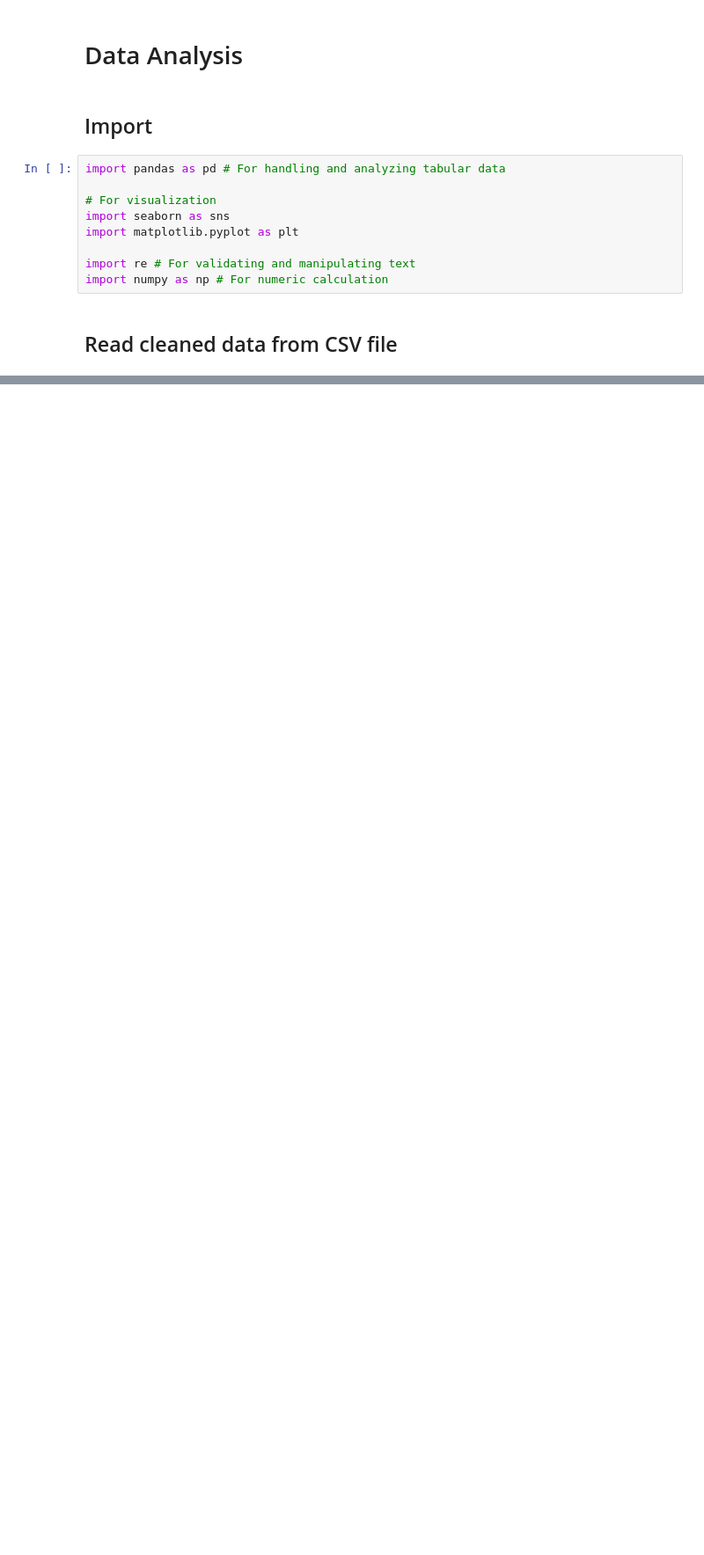
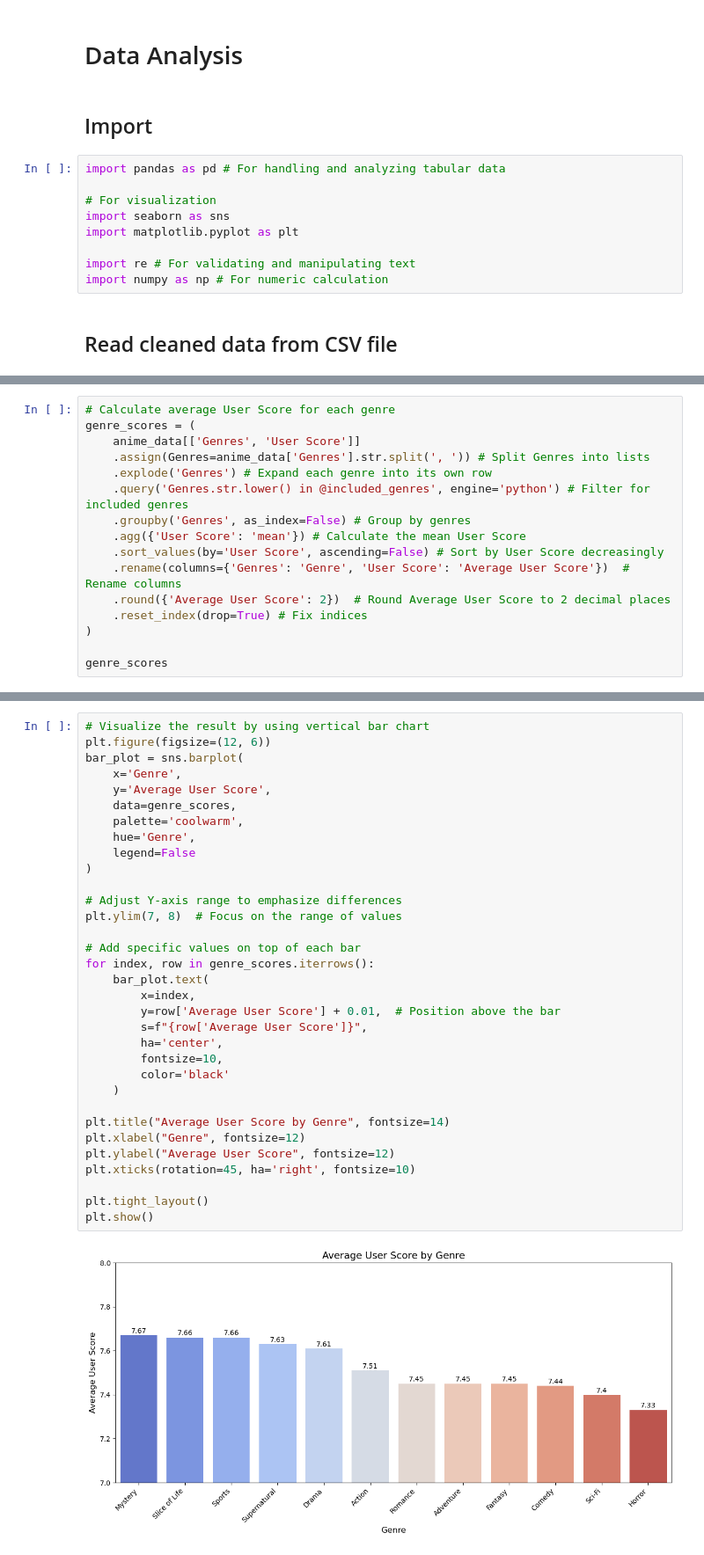
Before and after one commit to lib2509/Intro_to_DS_Final_Project, a Jupyter notebook: data_analysis.ipynb, the cells around one changed output, grey strips where cells are left out. Shown at 88% size. Cells and saved outputs as stored; diff of their text form; blank space fills up the shorter version.

```diff
--- a/data_analysis.ipynb
+++ b/data_analysis.ipynb
@@ -450,0 +50,16 @@ plt.show()
+# %%
+# Calculate average User Score for each genre
+genre_scores = (
+    anime_data[['Genres', 'User Score']]
+    .assign(Genres=anime_data['Genres'].str.split(', ')) # Split Genres into lists
+    .explode('Genres') # Expand each genre into its own row
+    .query('Genres.str.lower() in @included_genres', engine='python') # Filter for included genres
+    .groupby('Genres', as_index=False) # Group by genres
+    .agg({'User Score': 'mean'}) # Calculate the mean User Score
+    .sort_values(by='User Score', ascending=False) # Sort by User Score decreasingly
+    .rename(columns={'Genres': 'Genre', 'User Score': 'Average User Score'})  # Rename columns
+    .round({'Average User Score': 2})  # Round Average User Score to 2 decimal places
+    .reset_index(drop=True) # Fix indices
+)
+
+genre_scores
@@ -450,0 +80,35 @@ plt.show()
+# %%
+# Visualize the result by using vertical bar chart
+plt.figure(figsize=(12, 6))
+bar_plot = sns.barplot(
+    x='Genre',
+    y='Average User Score',
+    data=genre_scores,
+    palette='coolwarm',
+    hue='Genre',
+    legend=False
+)
+
+# Adjust Y-axis range to emphasize differences
+plt.ylim(7, 8)  # Focus on the range of values
+
+# Add specific values on top of each bar
+for index, row in genre_scores.iterrows():
+    bar_plot.text(
+        x=index,
+        y=row['Average User Score'] + 0.01,  # Position above the bar
+        s=f"{row['Average User Score']}",
+        ha='center',
+        fontsize=10,
+        color='black'
+    )
+
+plt.title("Average User Score by Genre", fontsize=14)
+plt.xlabel("Genre", fontsize=12)
+plt.ylabel("Average User Score", fontsize=12)
+plt.xticks(rotation=45, ha='right', fontsize=10)
+
+plt.tight_layout()
+plt.show()
+# %% [output]
+[figure, added]
```
Also changed, not shown: parts of 49 cells of this notebook.
